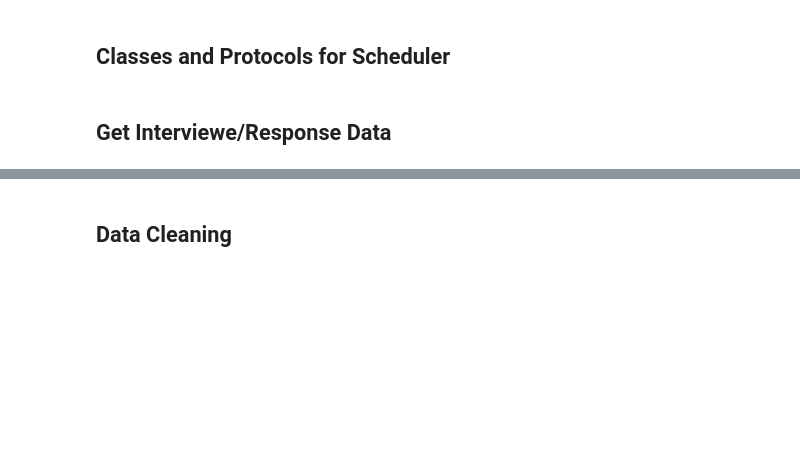
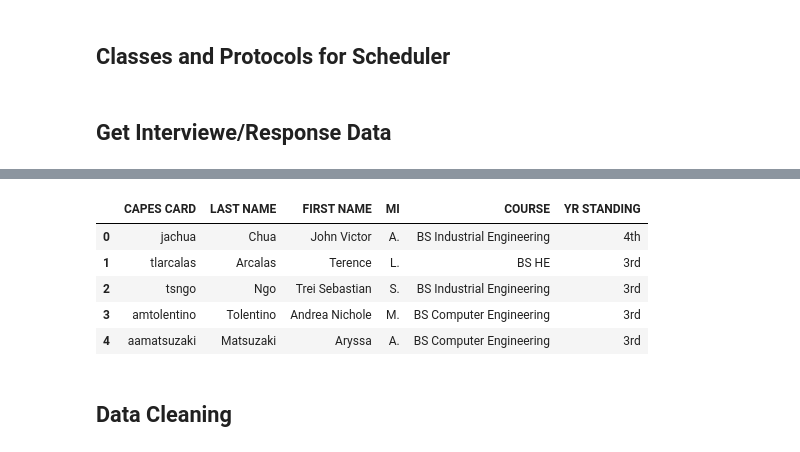
Before and after one commit to DenzDy/capes-interview-scheduler, a Jupyter notebook: scheduler.ipynb, the cells around one changed output, grey strips where cells are left out. Drawn from its saved outputs; the diff is of its cells as text; code cells hidden in the pictures; blank space fills up the shorter version.

```diff
--- a/scheduler.ipynb
+++ b/scheduler.ipynb
@@ -145,7 +139,11 @@ class Interviewer:
 ## Get Interviewe/Response Data
 # %%
 responses_url = "https://docs.google.com/spreadsheets/d/e/2PACX-1vR5hzOahI90d182BRnnk_lF68X3GCWfbr6rpAIeds1ezrABvujUhMS9JN_maoTAtiJ11qx2eCf6SyIL/pub?gid=1183642779&single=true&output=csv"
+capes_card_url_2526 = "https://docs.google.com/spreadsheets/d/e/2PACX-1vQa39d0BnFMf0GB_NdAHbON6clsrSVolPytpl5JJQRFG02kI_l5cZZbRhQfwvFj0L-ukZRNxi5AEW7A/pub?gid=0&single=true&output=csv"
+capes_card_url_2425 = "https://docs.google.com/spreadsheets/d/e/2PACX-1vQa39d0BnFMf0GB_NdAHbON6clsrSVolPytpl5JJQRFG02kI_l5cZZbRhQfwvFj0L-ukZRNxi5AEW7A/pub?gid=978666763&single=true&output=csv"
 
 interviewee_df = pd.read_csv(responses_url)
+capes_card_df = pd.read_csv(capes_card_url_2526)
+capes_card_2425_df = pd.read_csv(capes_card_url_2425)
 
-interviewee_df.head()
+capes_card_df = pd.concat([capes_card_df, capes_card_2425_df[['CAPES CARD', 'LAST NAME', 'FIRST NAME', 'MI', 'COURSE','YR STANDING']]]).drop_duplicates()
@@ -160,3 +150,12 @@ interviewee_df.head()
+# %%
+capes_card_df.head()
+# %% [output]
+|  | CAPES CARD | LAST NAME | FIRST NAME | MI | COURSE | YR STANDING |
+| 0 | jachua | Chua | John Victor | A. | BS Industrial Engineering | 4th |
+| 1 | tlarcalas | Arcalas | Terence | L. | BS HE | 3rd |
+| 2 | tsngo | Ngo | Trei Sebastian | S. | BS Industrial Engineering | 3rd |
+| 3 | amtolentino | Tolentino | Andrea Nichole | M. | BS Computer Engineering | 3rd |
+| 4 | aamatsuzaki | Matsuzaki | Aryssa | A. | BS Computer Engineering | 3rd |
 # %% [markdown]
 ## Data Cleaning
 # %% [markdown]
```
Also changed, not shown: parts of 20 cells of this notebook.
